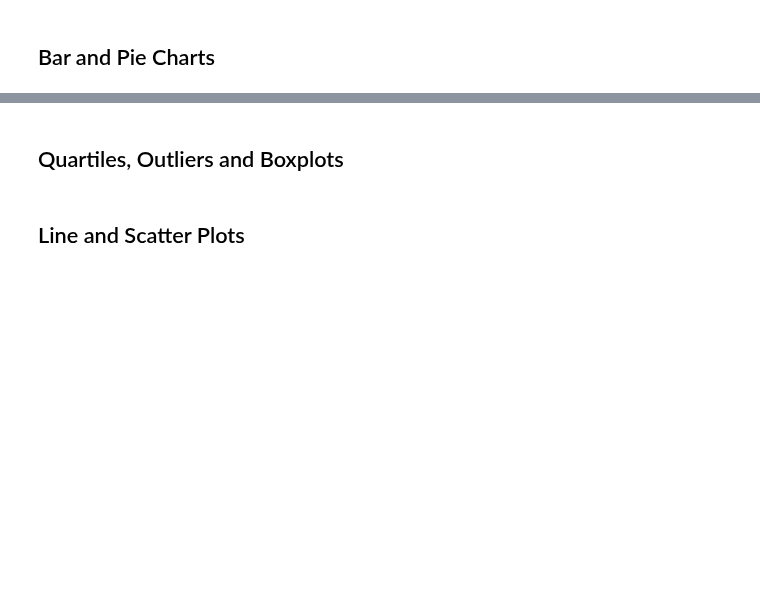
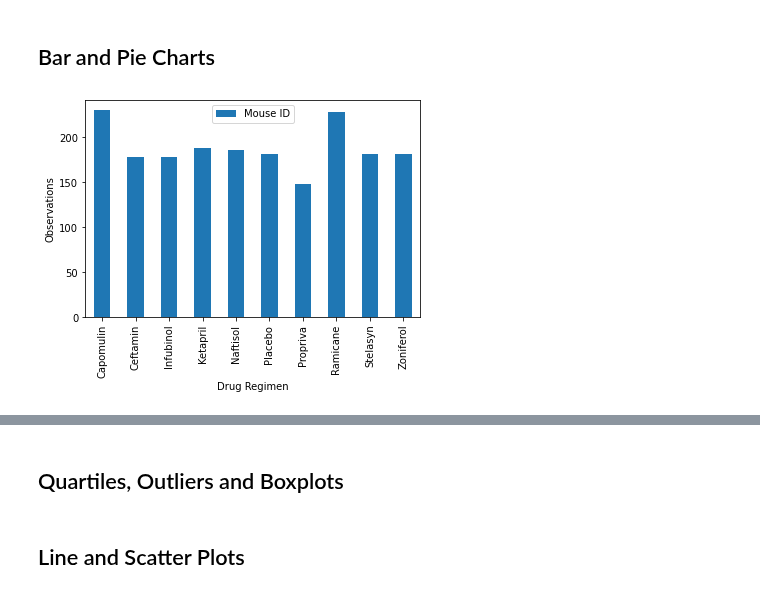
Before and after one commit to Munseaux/matplotlib-challenge, a Jupyter notebook: pymaceuticals.ipynb, the cells around one changed output, grey strips where cells are left out. Drawn from its saved outputs; the diff is of its cells as text; code cells hidden in the pictures; blank space fills up the shorter version.

Commit message:
working clean and pie and bar charts

```diff
--- a/pymaceuticals.ipynb
+++ b/pymaceuticals.ipynb
@@ -46,17 +46,15 @@ len(all_data['Mouse ID'].unique())
 
 mice_for_delete = []
 
-all_data['Delete?'] = all_data['Timepoint'] == all_data['Timepoint'].shift()
-
+all_data['Delete?'] = (all_data['Timepoint'] == all_data['Timepoint'].shift()) & (all_data['Mouse ID'] == all_data['Mouse ID'].shift())
 mice_for_delete.append(all_data[all_data['Delete?'] == True])
 mice_for_delete[0]['Mouse ID']
-print(len(mice_for_delete[0]))
+
 
 for i in mice_for_delete[0]['Mouse ID']:
     all_data.drop(all_data.loc[all_data['Mouse ID'] == i].index, inplace=True)
 
 # all_data
 mice_df = all_data.drop(columns=['Delete?'])
-print(len(mice_df))
-len(all_data)
+mice_df
 # %% [output]
@@ -84,5 +107,12 @@ len(mice_df['Mouse ID'].unique())
 ## Bar and Pie Charts
 # %%
 # Generate a bar plot showing the total number of measurements taken on each drug regimen using pandas.
+drug_df = mice_df[['Drug Regimen', 'Mouse ID']]
+drug_group = drug_df.groupby('Drug Regimen')
+drug_group.count().plot(kind='bar')
+plt.ylabel('Observations')
+plt.show()
+# %% [output]
+[figure, added]
 # %%
 # Generate a bar plot showing the total number of measurements taken on each drug regimen using pyplot.
```
Also changed, not shown: parts of 8 cells of this notebook.
